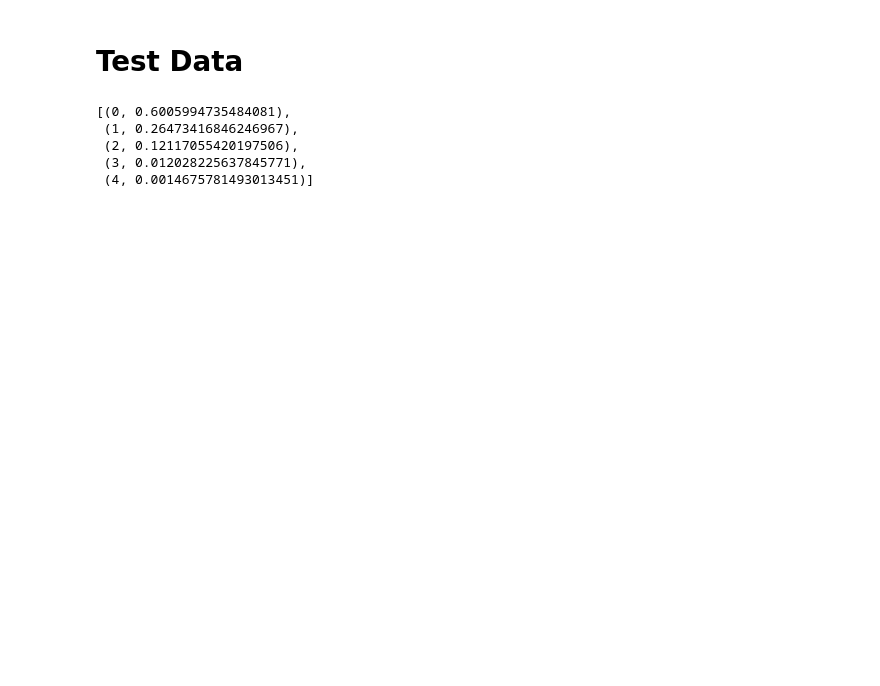
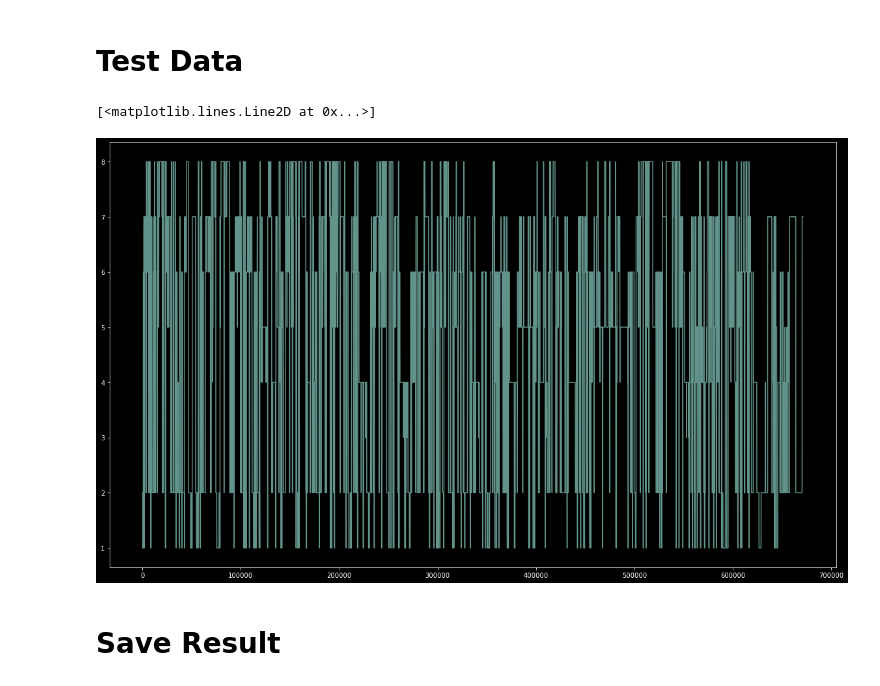
Before and after one commit to Ryanna-github/SHL2021, a Jupyter notebook: 2021-05-31_submission_sample.ipynb, the cells around one changed output. Cells and saved outputs as stored; diff of their text form; code cells hidden in the pictures; blank space fills up the shorter version.

```diff
--- a/2021-05-31_submission_sample.ipynb
+++ b/2021-05-31_submission_sample.ipynb
@@ -93,10 +208,24 @@ weighted avg       0.75      0.75      0.75    224897
 with open('data/mid_res/test.pickle', 'rb') as f:
     test = pickle.load(f)
 # %%
-X_test = test.df.drop(['time'] + col_drop, axis = 1).fillna(0)
+X_test2 = test.df.drop(['time'] + col_drop, axis = 1).fillna(0)
+# %%
+pred2_rf = pd.Series(model_rf.predict(X_test2))
+pred2_bag = pd.Series(model_bag.predict(X_test2))
+pred2_lgb = pd.Series(model_lgb.predict(X_test2).argmax(axis = 1) + 1)
+# %%
+df_res = pd.DataFrame({"rf": pred2_rf, "bag": pred2_bag, "lgb": pred2_lgb})
+df_res['pred'] = df_res.apply(get_pred_mode(x[['rf', 'bag', 'lgb']]), axis = 1)
 # %%
-pred = pd.Series(model_rf.predict(X_test))
-pred_mode = pred.rolling(120, center = True).agg(lambda x: x.mode()[0]).fillna(method = 'ffill').fillna(method = 'bfill').astype('int')
+df_res['pred_mode'] = pd.Series(df_res['pred']).rolling(180, center = True).agg(lambda x: Counter(x).most_common()[0][0]).fillna(method = 'bfill').fillna(method = 'ffill').astype('int')
+# %%
+plt.figure(figsize = [20, 12])
+plt.plot(df_res['pred_mode'], alpha = 0.7)
+# %% [output]
+[<matplotlib.lines.Line2D at 0x...>]
+[figure, added]
+# %% [markdown]
+# Save Result
 # %%
 def save_prediction(pred_time, pred_res, file_path = 'data/RY_predictions.txt'):
     res = pd.DataFrame({'time': pred_time, 'label': pred_res})
@@ -106,10 +234,0 @@ save_prediction(test.df.time, pred, 'data/RY_predictions.txt')
-# %%
-df_tmp = data_df.copy()
-df_tmp['tmp'] = df_tmp[['num_wifi', 'altitude', 'num_gps', 'num_cells']].isnull().sum(axis = 1)
-[(t[0], t[1]/sum([t[1] for t in Counter(df_tmp['tmp']).most_common()])) for t in Counter(df_tmp['tmp']).most_common()]
-# %% [output]
-[(0, 0.6005994735484081),
- (1, 0.26473416846246967),
- (2, 0.12117055420197506),
- (3, 0.012028225637845771),
- (4, 0.0014675781493013451)]
```
Also changed, not shown: parts of 17 cells of this notebook, 1 other file.
